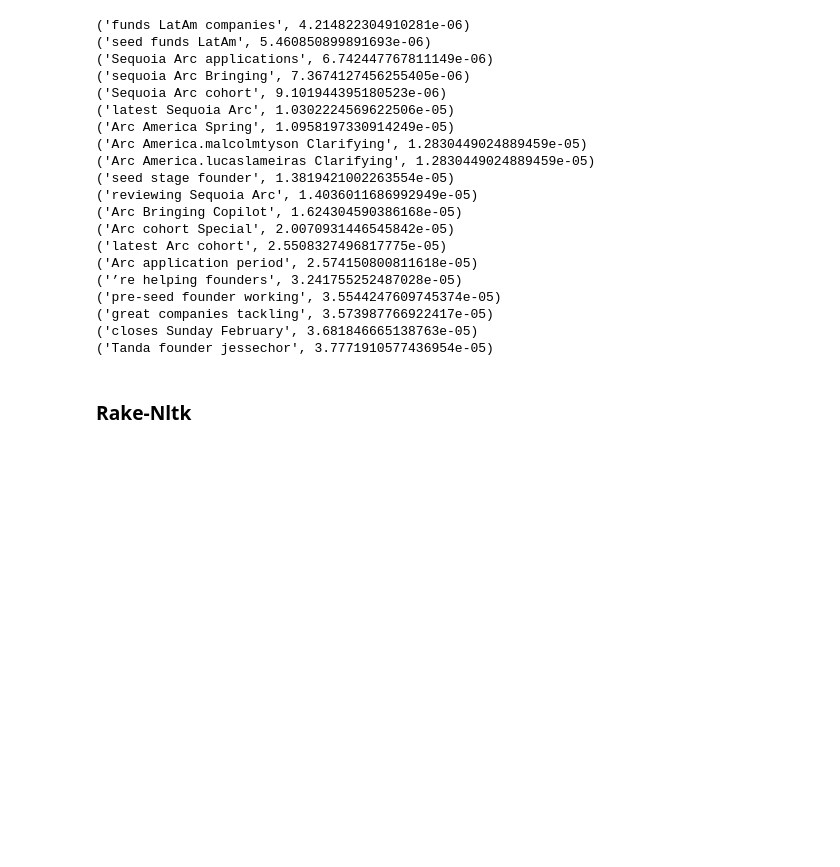
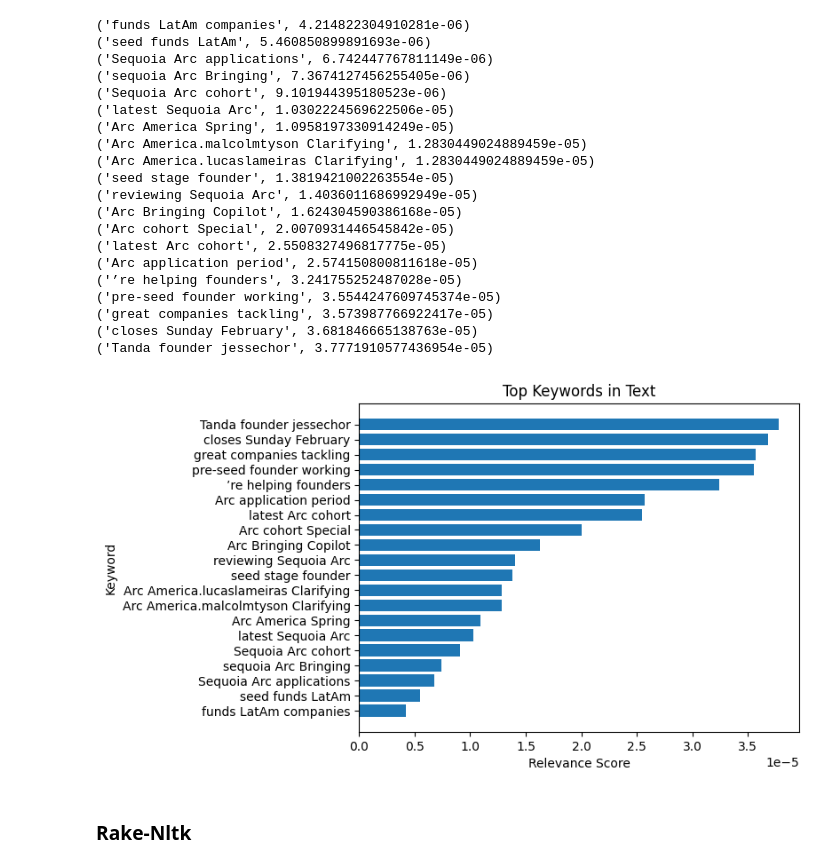
Before and after one commit to RicoXu727/Beryl_profile_longcong, a Jupyter notebook: SC_data_analysis.ipynb, the cells around one changed output. Drawn from its saved outputs; the diff is of its cells as text; code cells hidden in the pictures; blank space fills up the shorter version.

```diff
--- a/SC_data_analysis.ipynb
+++ b/SC_data_analysis.ipynb
@@ -648,6 +682,21 @@ for kw in keywords:
 ('great companies tackling', 3.573987766922417e-05)
 ('closes Sunday February', 3.681846665138763e-05)
 ('Tanda founder jessechor', 3.7771910577436954e-05)
+# %%
+import matplotlib.pyplot as plt
+
+# Create lists of keywords and scores
+keywords_list = [kw[0] for kw in keywords]
+scores_list = [kw[1] for kw in keywords]
+
+# Create a bar chart
+plt.barh(keywords_list, scores_list)
+plt.xlabel('Relevance Score')
+plt.ylabel('Keyword')
+plt.title('Top Keywords in Text')
+plt.show()
+# %% [output]
+[figure, added]
 # %% [markdown]
 ### Rake-Nltk
 # %%
```
Also changed, not shown: parts of 3 cells of this notebook, 2 other files.
